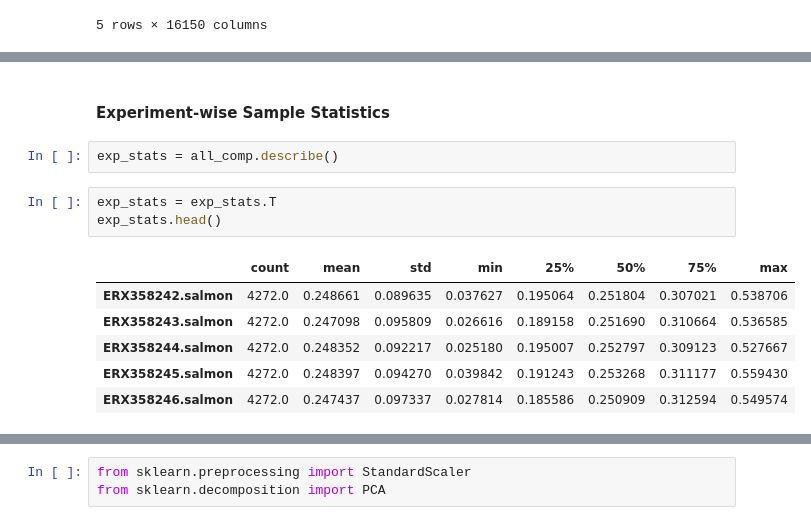
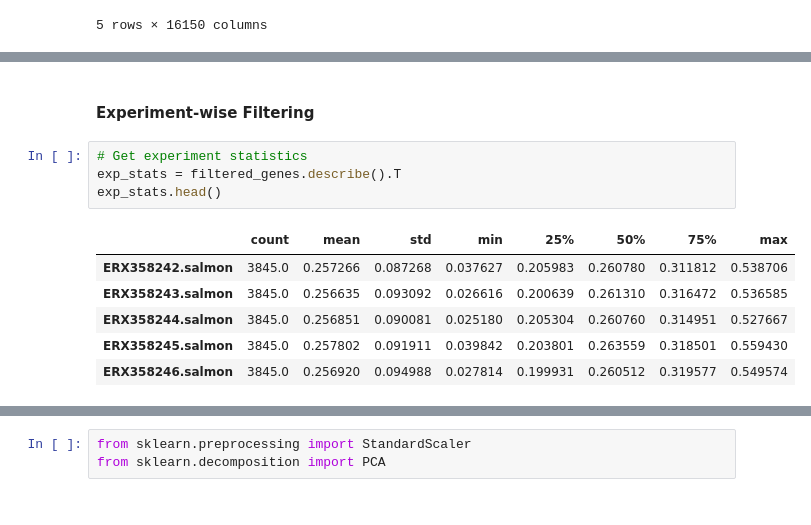
Before and after one commit to Mukundan-T/seqADAGE, a Jupyter notebook: Py/muk_transfer_learning/Mukundan_sA_ecmg_tl.ipynb, the cells around one changed output, grey strips where cells are left out. Drawn from its saved outputs; the diff is of its cells as text.

```diff
--- a/Py/muk_transfer_learning/Mukundan_sA_ecmg_tl.ipynb
+++ b/Py/muk_transfer_learning/Mukundan_sA_ecmg_tl.ipynb
@@ -211,14 +195,13 @@ Text(0.5, 1.0, 'Variance vs. Mean expression')
 # %% [markdown]
-#### Experiment-wise Sample Statistics
+#### Experiment-wise Filtering
-# %%
-exp_stats = all_comp.describe()
 # %%
-exp_stats = exp_stats.T
+# Get experiment statistics
+exp_stats = filtered_genes.describe().T
 exp_stats.head()
 # %% [output]
 |  | count | mean | std | min | 25% | 50% | 75% | max |
-| ERX358242.salmon | 4272.0 | 0.248661 | 0.089635 | 0.037627 | 0.195064 | 0.251804 | 0.307021 | 0.538706 |
-| ERX358243.salmon | 4272.0 | 0.247098 | 0.095809 | 0.026616 | 0.189158 | 0.251690 | 0.310664 | 0.536585 |
-| ERX358244.salmon | 4272.0 | 0.248352 | 0.092217 | 0.025180 | 0.195007 | 0.252797 | 0.309123 | 0.527667 |
-| ERX358245.salmon | 4272.0 | 0.248397 | 0.094270 | 0.039842 | 0.191243 | 0.253268 | 0.311177 | 0.559430 |
-| ERX358246.salmon | 4272.0 | 0.247437 | 0.097337 | 0.027814 | 0.185586 | 0.250909 | 0.312594 | 0.549574 |
+| ERX358242.salmon | 3845.0 | 0.257266 | 0.087268 | 0.037627 | 0.205983 | 0.260780 | 0.311812 | 0.538706 |
+| ERX358243.salmon | 3845.0 | 0.256635 | 0.093092 | 0.026616 | 0.200639 | 0.261310 | 0.316472 | 0.536585 |
+| ERX358244.salmon | 3845.0 | 0.256851 | 0.090081 | 0.025180 | 0.205304 | 0.260760 | 0.314951 | 0.527667 |
+| ERX358245.salmon | 3845.0 | 0.257802 | 0.091911 | 0.039842 | 0.203801 | 0.263559 | 0.318501 | 0.559430 |
+| ERX358246.salmon | 3845.0 | 0.256920 | 0.094988 | 0.027814 | 0.199931 | 0.260512 | 0.319577 | 0.549574 |
```
Also changed, not shown: parts of 52 cells of this notebook.
